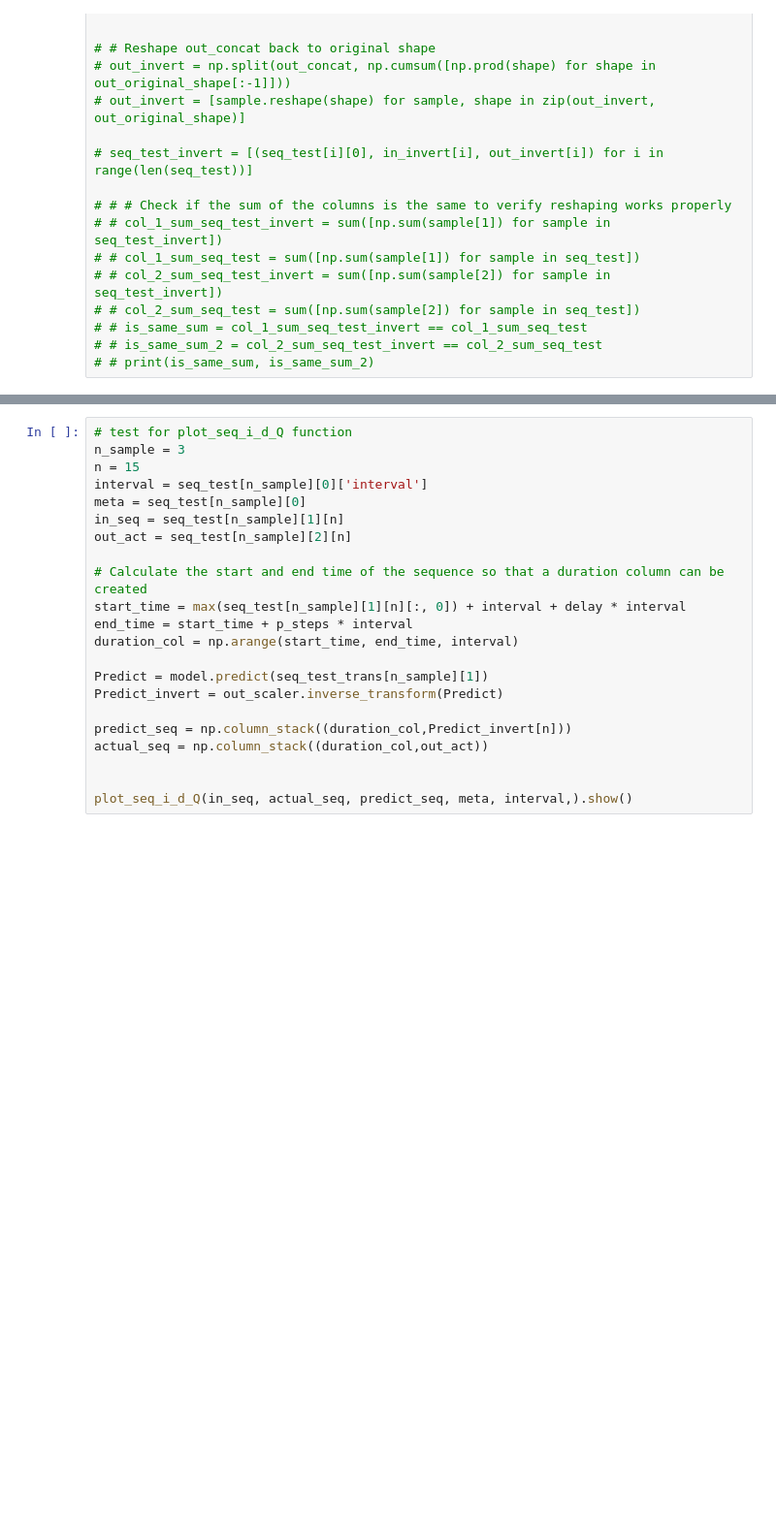
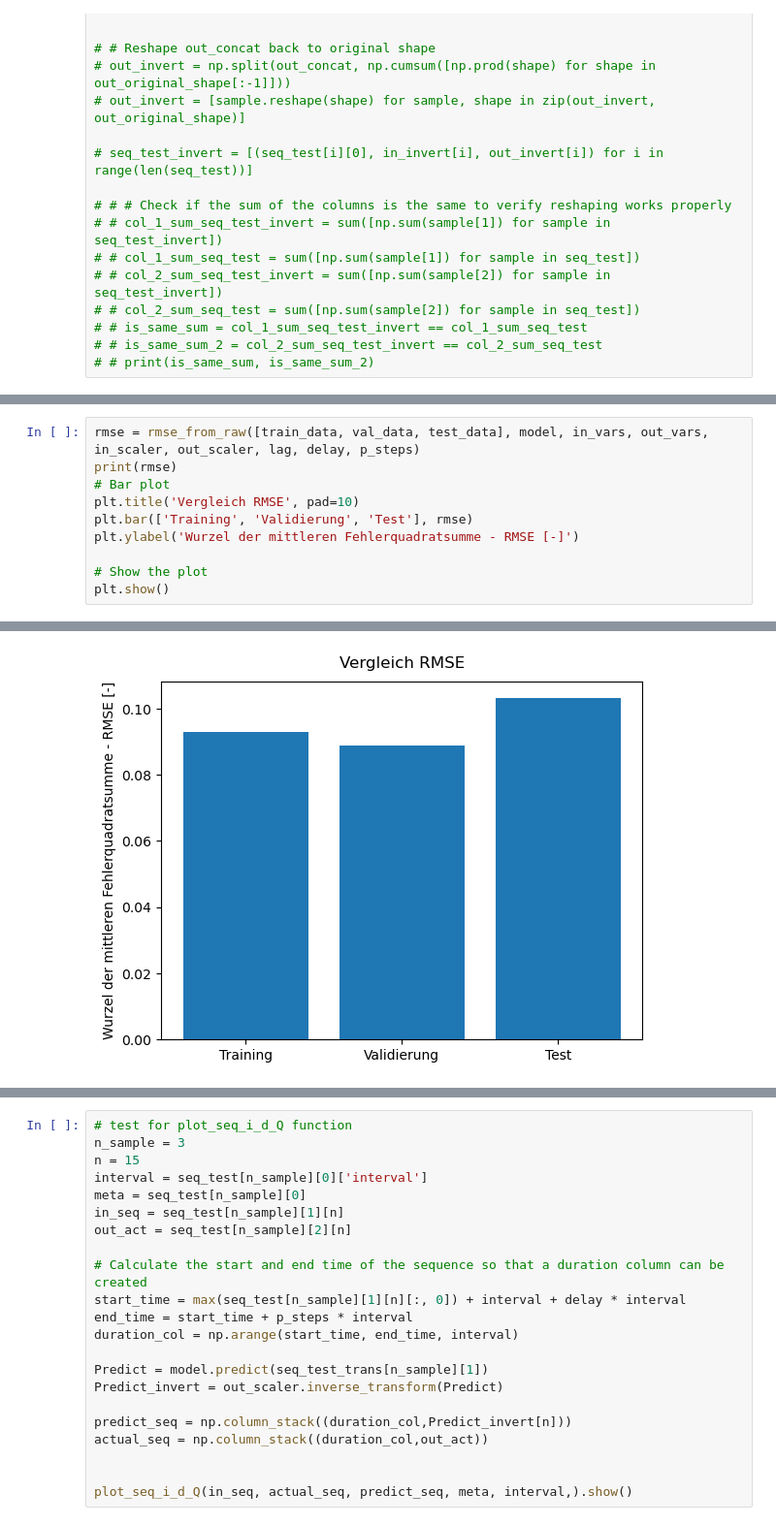
Before and after one commit to FlAlbers/UrbanML, a Jupyter notebook: model_testing.ipynb, the cells around one changed output, grey strips where cells are left out. Shown at 97% size. Drawn from its saved outputs; the diff is of its cells as text; blank space fills up the shorter version.

Commit message:
new script eval_helpers for evaluation functions + new functions for calculating rmse and mae of a whole model based on one or multiple given input sets

```diff
--- a/model_testing.ipynb
+++ b/model_testing.ipynb
@@ -167,0 +115,11 @@ MSE Test:  0.00178
+# %%
+rmse = rmse_from_raw([train_data, val_data, test_data], model, in_vars, out_vars, in_scaler, out_scaler, lag, delay, p_steps)
+print(rmse)
+# Bar plot
+plt.title('Vergleich RMSE', pad=10)
+plt.bar(['Training', 'Validierung', 'Test'], rmse)
+plt.ylabel('Wurzel der mittleren Fehlerquadratsumme - RMSE [-]')
+
+# Show the plot
+plt.show()
+# %% [output]
@@ -167,0 +130 @@ MSE Test:  0.00178
+[figure, added]
```
Also changed, not shown: parts of 5 cells of this notebook, 2 other files.
